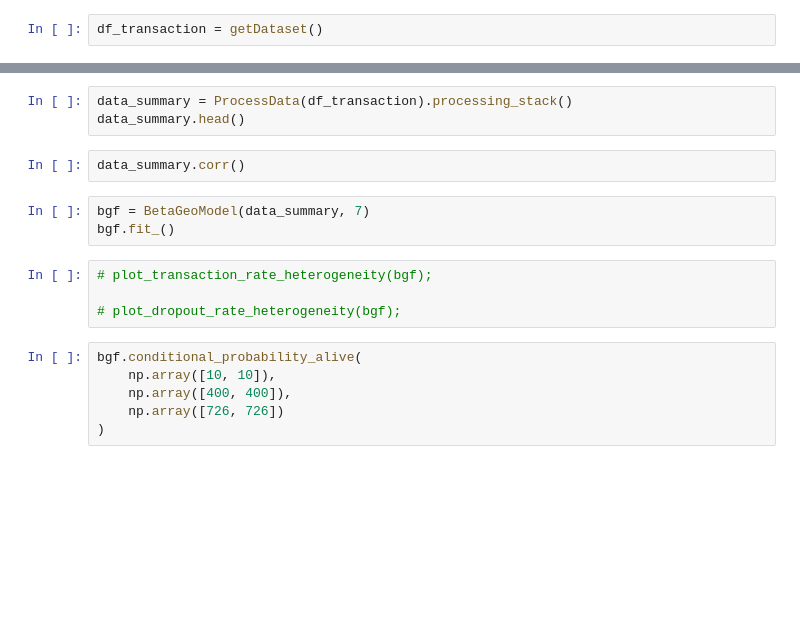
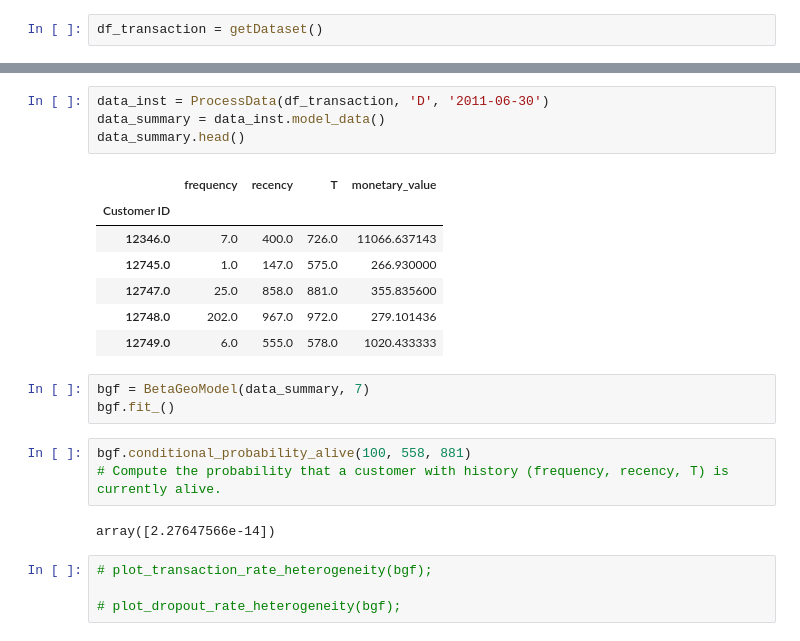
Before and after one commit to konkinit/ltv_analysis, a Jupyter notebook: notebooks/draft.ipynb, the cells around one changed output, grey strips where cells are left out. Saved outputs shown, nothing was run; the diff lists cells and outputs as text; blank space fills up the shorter version.

```diff
--- a/notebooks/draft.ipynb
+++ b/notebooks/draft.ipynb
@@ -21,21 +42,27 @@ df_transaction.info()
-# %%
-data_summary = ProcessData(df_transaction).processing_stack()
-data_summary.head()
-# %%
-data_summary.corr()
+# %%
+data_inst = ProcessData(df_transaction, 'D', '2011-06-30')
+data_summary = data_inst.model_data()
+data_summary.head()
+# %% [output]
+|  | frequency | recency | T | monetary_value |
+| Customer ID |  |  |  |  |
+| 12346.0 | 7.0 | 400.0 | 726.0 | 11066.637143 |
+| 12745.0 | 1.0 | 147.0 | 575.0 | 266.930000 |
+| 12747.0 | 25.0 | 858.0 | 881.0 | 355.835600 |
+| 12748.0 | 202.0 | 967.0 | 972.0 | 279.101436 |
+| 12749.0 | 6.0 | 555.0 | 578.0 | 1020.433333 |
 # %%
 bgf = BetaGeoModel(data_summary, 7)
 bgf.fit_()
+# %%
+bgf.conditional_probability_alive(100, 558, 881)
+# Compute the probability that a customer with history (frequency, recency, T) is currently alive.
+# %% [output]
+array([2.27647566e-14])
 # %%
 # plot_transaction_rate_heterogeneity(bgf);
 
 # plot_dropout_rate_heterogeneity(bgf);
-# %%
-bgf.conditional_probability_alive(
-    np.array([10, 10]),
-    np.array([400, 400]),
-    np.array([726, 726])
-)
 # %%
 fig = plt.figure(figsize=(12, 6))
 plot_frequency_recency_matrix(bgf, T = 7)
```
Also changed, not shown: parts of 9 cells of this notebook, 4 other files.
